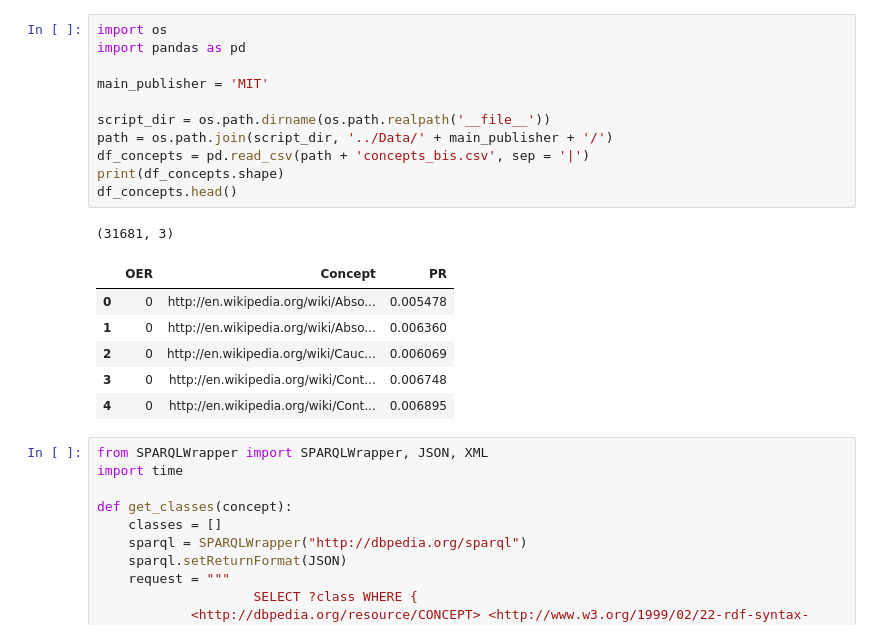
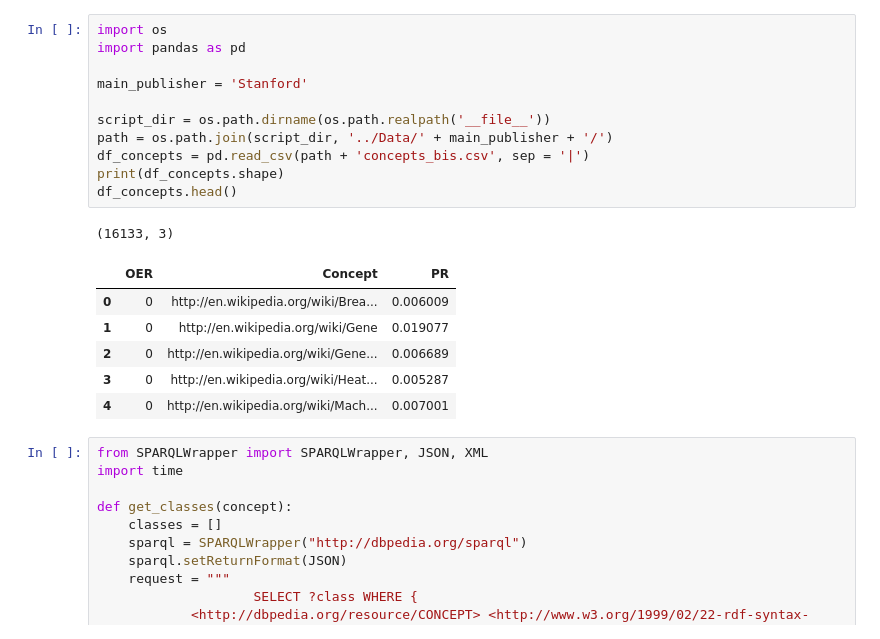
Before and after one commit to AymenRaouf/PrecedabilityOER, a Jupyter notebook: Preprocessing/Classes.ipynb, the cells around one changed output. Saved outputs shown, nothing was run; the diff lists cells and outputs as text.

```diff
--- a/Preprocessing/Classes.ipynb
+++ b/Preprocessing/Classes.ipynb
@@ -1,22 +1,22 @@
 # %%
 import os
 import pandas as pd
 
-main_publisher = 'MIT'
+main_publisher = 'Stanford'
 
 script_dir = os.path.dirname(os.path.realpath('__file__'))
 path = os.path.join(script_dir, '../Data/' + main_publisher + '/')
 df_concepts = pd.read_csv(path + 'concepts_bis.csv', sep = '|')
 print(df_concepts.shape)
 df_concepts.head()
 # %% [output]
-(31681, 3)
+(16133, 3)
 |  | OER | Concept | PR |
-| 0 | 0 | http://en.wikipedia.org/wiki/Abso... | 0.005478 |
-| 1 | 0 | http://en.wikipedia.org/wiki/Abso... | 0.006360 |
-| 2 | 0 | http://en.wikipedia.org/wiki/Cauc... | 0.006069 |
-| 3 | 0 | http://en.wikipedia.org/wiki/Cont... | 0.006748 |
-| 4 | 0 | http://en.wikipedia.org/wiki/Cont... | 0.006895 |
+| 0 | 0 | http://en.wikipedia.org/wiki/Brea... | 0.006009 |
+| 1 | 0 | http://en.wikipedia.org/wiki/Gene | 0.019077 |
+| 2 | 0 | http://en.wikipedia.org/wiki/Gene... | 0.006689 |
+| 3 | 0 | http://en.wikipedia.org/wiki/Heat... | 0.005287 |
+| 4 | 0 | http://en.wikipedia.org/wiki/Mach... | 0.007001 |
 # %%
 from SPARQLWrapper import SPARQLWrapper, JSON, XML
 import time
```
Also changed, not shown: parts of 3 cells of this notebook, 52 other files.
